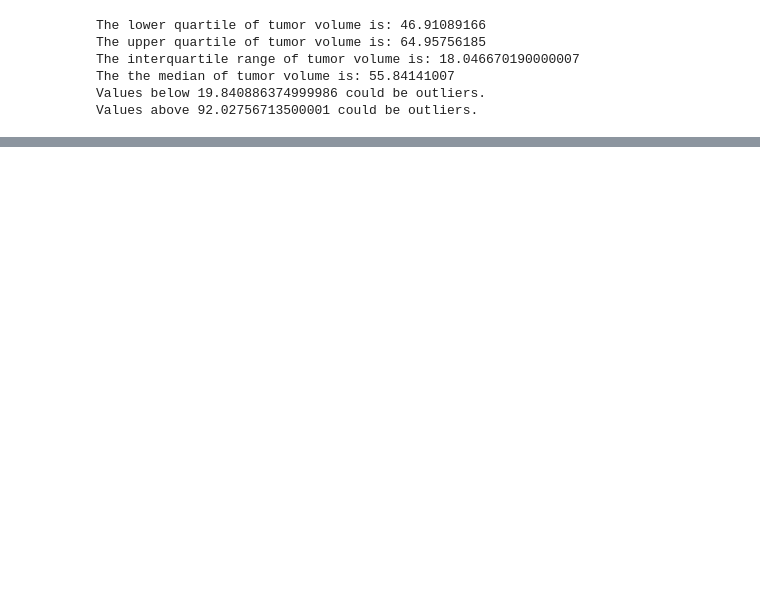
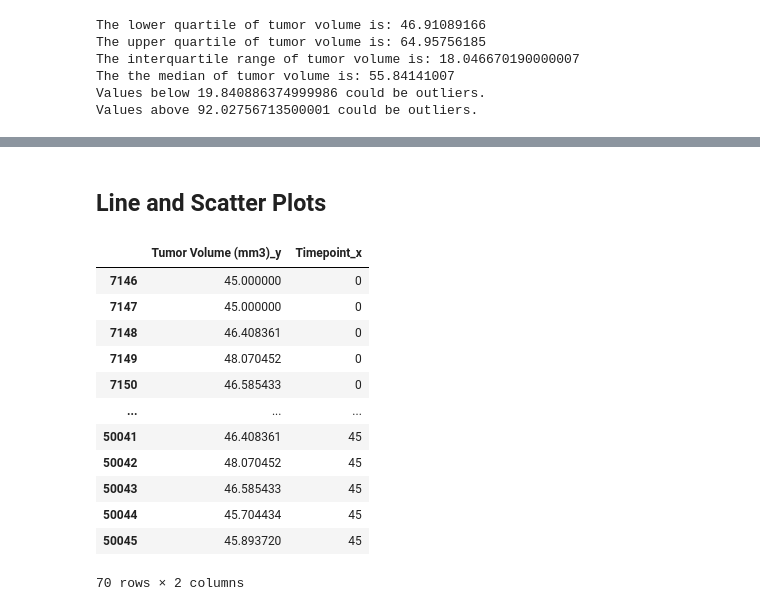
Before and after one commit to nfaber1/matplotlib-challenge, a Jupyter notebook: matplotlib-challenge-code.ipynb, the cells around one changed output, grey strips where cells are left out. Saved outputs shown, nothing was run; the diff lists cells and outputs as text; code cells hidden in the pictures; blank space fills up the shorter version.

Commit message:
first line graph

```diff
--- a/matplotlib-challenge-code.ipynb
+++ b/matplotlib-challenge-code.ipynb
@@ -381,0 +399,21 @@ TypeError: unsupported operand type(s) for /: 'str' and 'int'
+# %% [markdown]
+## Line and Scatter Plots
+# %%
+aa=study_data_complete21.loc[study_data_complete21['Mouse ID'] == ("l509")]
+aa.rename(columns={'Tumor Volume (mm3)_x':'Tumor_Volume_mm3_x'})
+bb=aa.loc[:, ['Tumor Volume (mm3)_y', 'Timepoint_x']]
+bb
+# %% [output]
+|  | Tumor Volume (mm3)_y | Timepoint_x |
+| 7146 | 45.000000 | 0 |
+| 7147 | 45.000000 | 0 |
+| 7148 | 46.408361 | 0 |
+| 7149 | 48.070452 | 0 |
+| 7150 | 46.585433 | 0 |
+| ... | ... | ... |
+| 50041 | 46.408361 | 45 |
+| 50042 | 48.070452 | 45 |
+| 50043 | 46.585433 | 45 |
+| 50044 | 45.704434 | 45 |
+| 50045 | 45.893720 | 45 |
+70 rows × 2 columns
```
Also changed, not shown: parts of 4 cells of this notebook.
